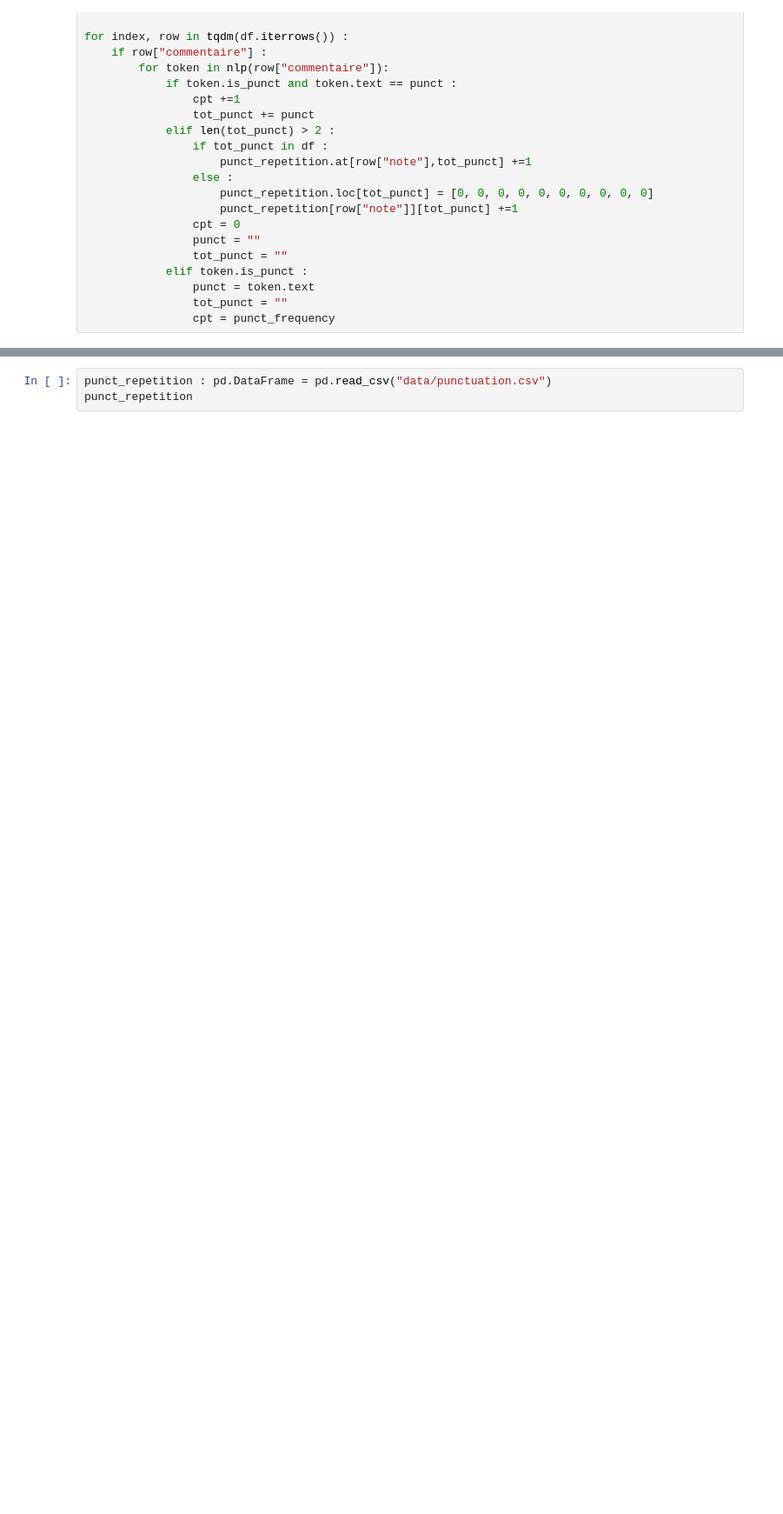
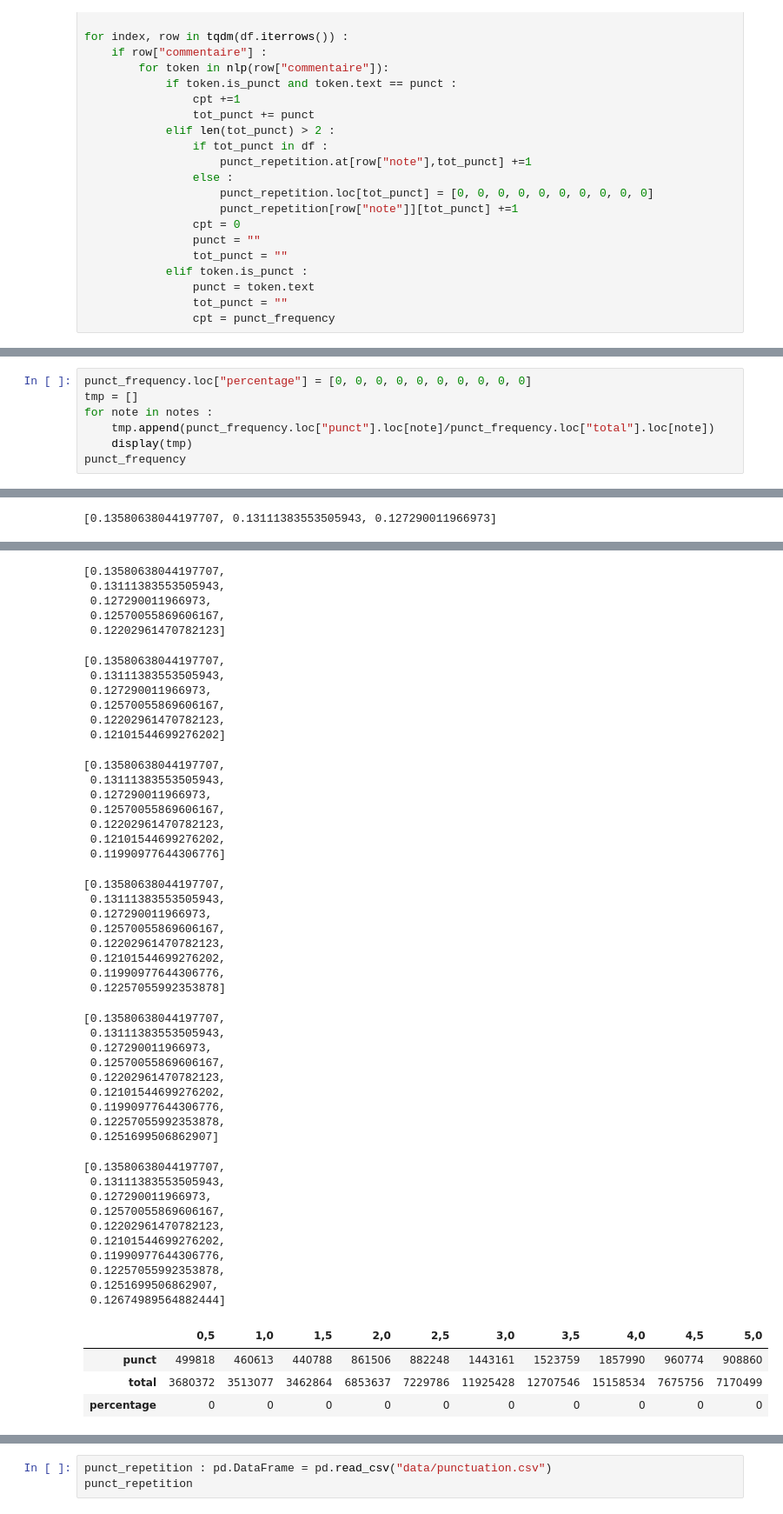
Before and after one commit to dylan-durand/app-innovation, a Jupyter notebook: data_visualization.ipynb, the cells around one changed output, grey strips where cells are left out. Shown at 87% size. Saved outputs shown, nothing was run; the diff lists cells and outputs as text; blank space fills up the shorter version.

```diff
--- a/data_visualization.ipynb
+++ b/data_visualization.ipynb
@@ -608,0 +607,8 @@ display(punct_frequency)
+# %%
+punct_frequency.loc["percentage"] = [0, 0, 0, 0, 0, 0, 0, 0, 0, 0]
+tmp = []
+for note in notes :
+    tmp.append(punct_frequency.loc["punct"].loc[note]/punct_frequency.loc["total"].loc[note])
+    display(tmp)
+punct_frequency
+# %% [output]
@@ -608,0 +617 @@ display(punct_frequency)
+[0.13580638044197707, 0.13111383553505943, 0.127290011966973]
@@ -608,0 +622,49 @@ display(punct_frequency)
+[0.13580638044197707,
+ 0.13111383553505943,
+ 0.127290011966973,
+ 0.12570055869606167,
+ 0.12202961470782123]
+[0.13580638044197707,
+ 0.13111383553505943,
+ 0.127290011966973,
+ 0.12570055869606167,
+ 0.12202961470782123,
+ 0.12101544699276202]
+[0.13580638044197707,
+ 0.13111383553505943,
+ 0.127290011966973,
+ 0.12570055869606167,
+ 0.12202961470782123,
+ 0.12101544699276202,
+ 0.11990977644306776]
+[0.13580638044197707,
+ 0.13111383553505943,
+ 0.127290011966973,
+ 0.12570055869606167,
+ 0.12202961470782123,
+ 0.12101544699276202,
+ 0.11990977644306776,
+ 0.12257055992353878]
+[0.13580638044197707,
+ 0.13111383553505943,
+ 0.127290011966973,
+ 0.12570055869606167,
+ 0.12202961470782123,
+ 0.12101544699276202,
+ 0.11990977644306776,
+ 0.12257055992353878,
+ 0.1251699506862907]
+[0.13580638044197707,
+ 0.13111383553505943,
+ 0.127290011966973,
+ 0.12570055869606167,
+ 0.12202961470782123,
+ 0.12101544699276202,
+ 0.11990977644306776,
+ 0.12257055992353878,
+ 0.1251699506862907,
+ 0.12674989564882444]
+|  | 0,5 | 1,0 | 1,5 | 2,0 | 2,5 | 3,0 | 3,5 | 4,0 | 4,5 | 5,0 |
+| punct | 499818 | 460613 | 440788 | 861506 | 882248 | 1443161 | 1523759 | 1857990 | 960774 | 908860 |
+| total | 3680372 | 3513077 | 3462864 | 6853637 | 7229786 | 11925428 | 12707546 | 15158534 | 7675756 | 7170499 |
+| percentage | 0 | 0 | 0 | 0 | 0 | 0 | 0 | 0 | 0 | 0 |
```
Also changed, not shown: parts of 22 cells of this notebook.
